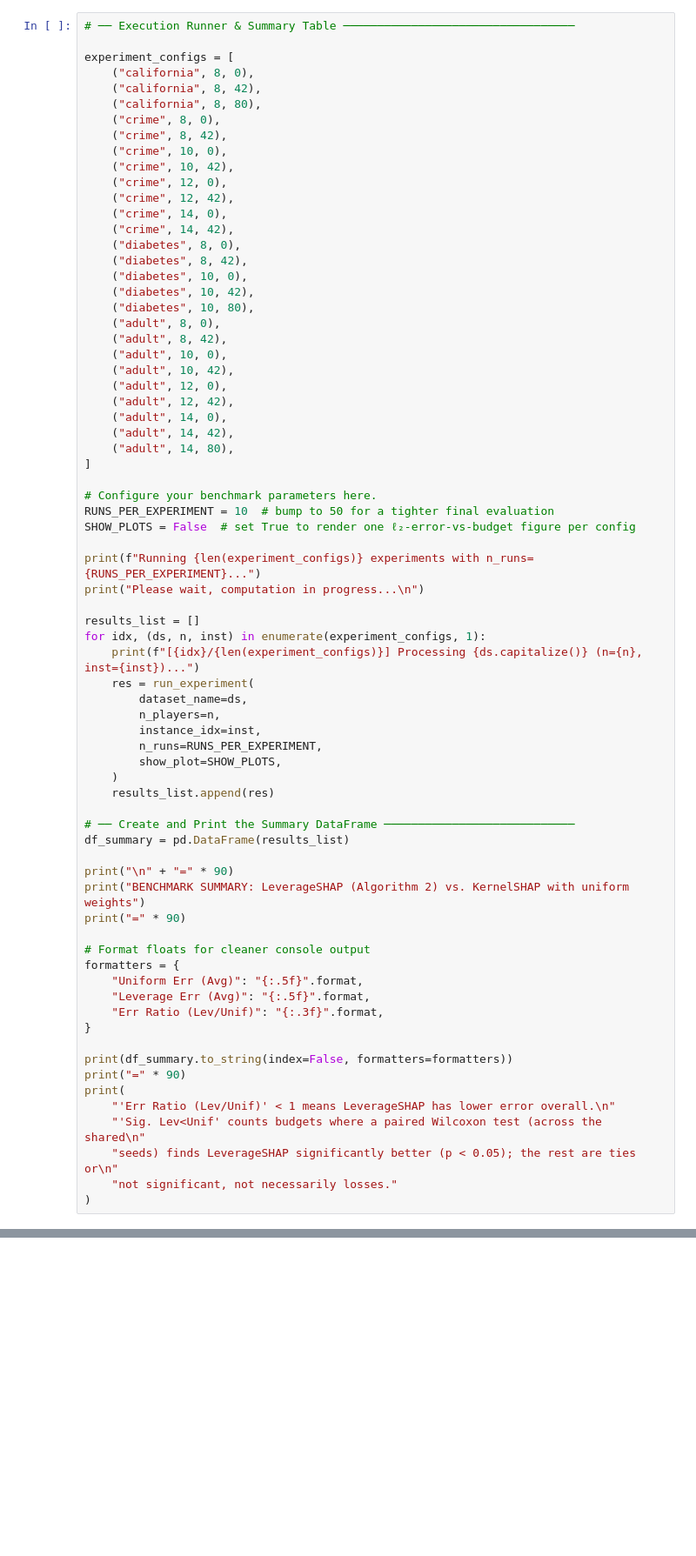
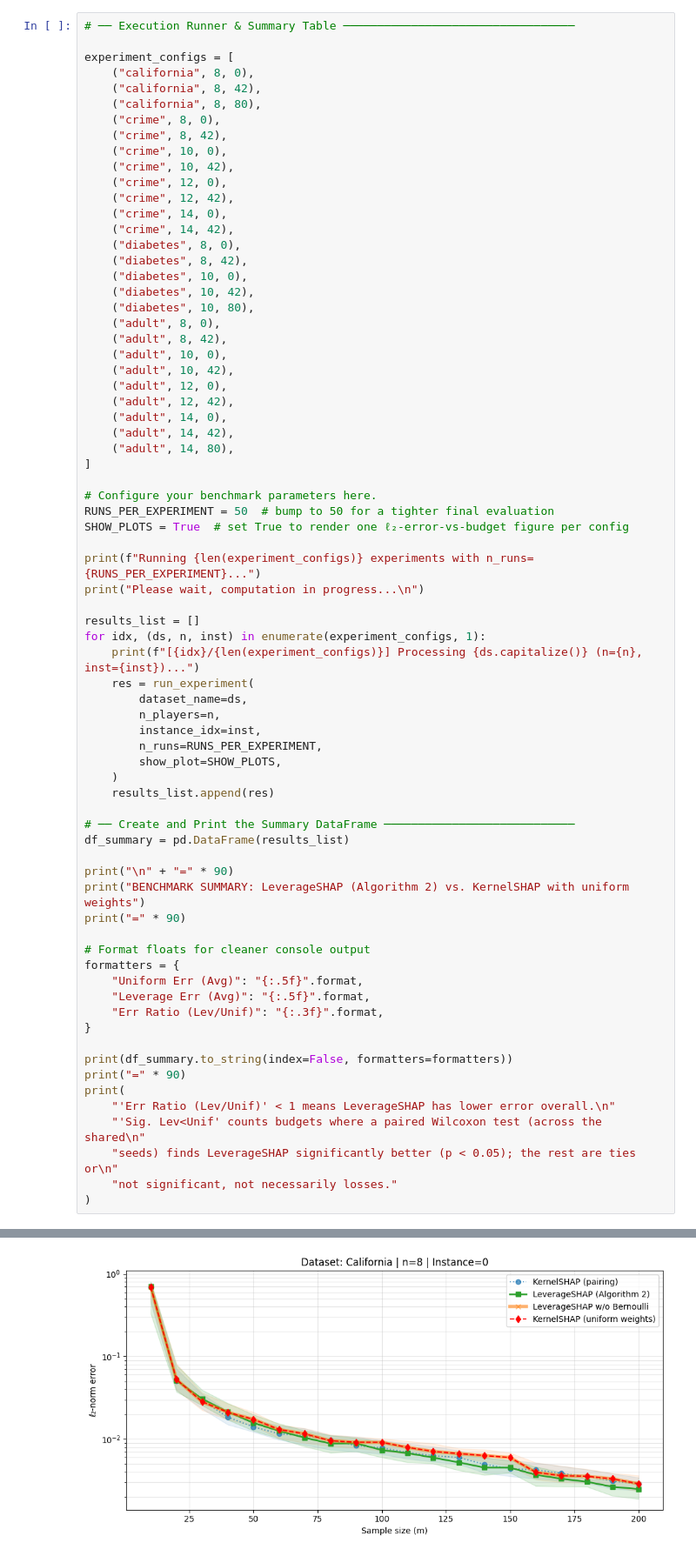
Before and after one commit to FabianK-Dev/shapiq, a Jupyter notebook: notebooks/leverageshap/reproduce_figure9_sampling_architecture.ipynb, the cells around one changed output, grey strips where cells are left out. Shown at 87% size. Drawn from its saved outputs; the diff is of its cells as text; blank space fills up the shorter version.

```diff
--- a/notebooks/leverageshap/reproduce_figure9_sampling_architecture.ipynb
+++ b/notebooks/leverageshap/reproduce_figure9_sampling_architecture.ipynb
@@ -331,8 +331,8 @@ experiment_configs = [
 ]
 
 # Configure your benchmark parameters here.
-RUNS_PER_EXPERIMENT = 10  # bump to 50 for a tighter final evaluation
-SHOW_PLOTS = False  # set True to render one ℓ₂-error-vs-budget figure per config
+RUNS_PER_EXPERIMENT = 50  # bump to 50 for a tighter final evaluation
+SHOW_PLOTS = True  # set True to render one ℓ₂-error-vs-budget figure per config
 
 print(f"Running {len(experiment_configs)} experiments with n_runs={RUNS_PER_EXPERIMENT}...")
 print("Please wait, computation in progress...\n")
@@ -391,0 +379 @@ not significant, not necessarily losses.
+[figure, added]
```
Also changed, not shown: parts of 2 cells of this notebook.
